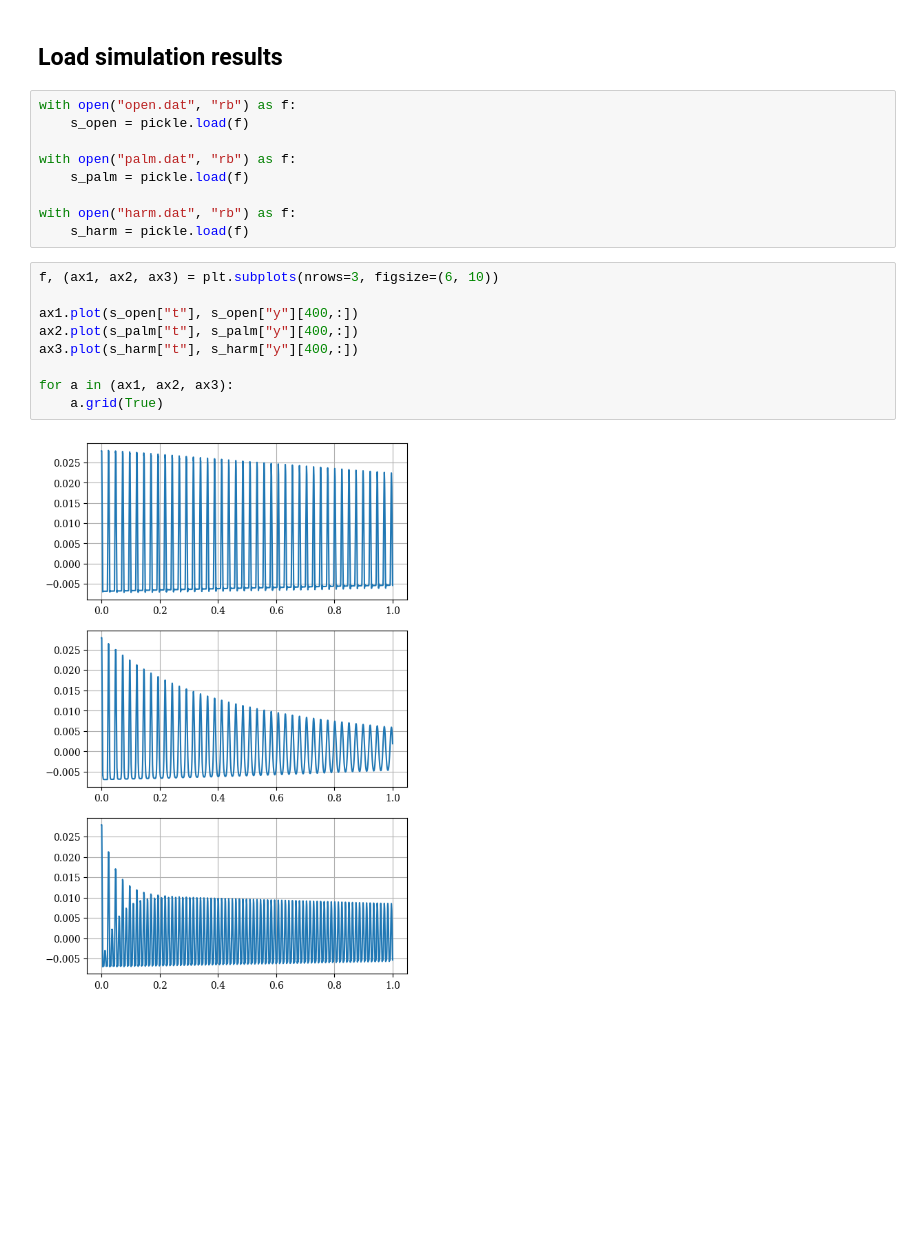
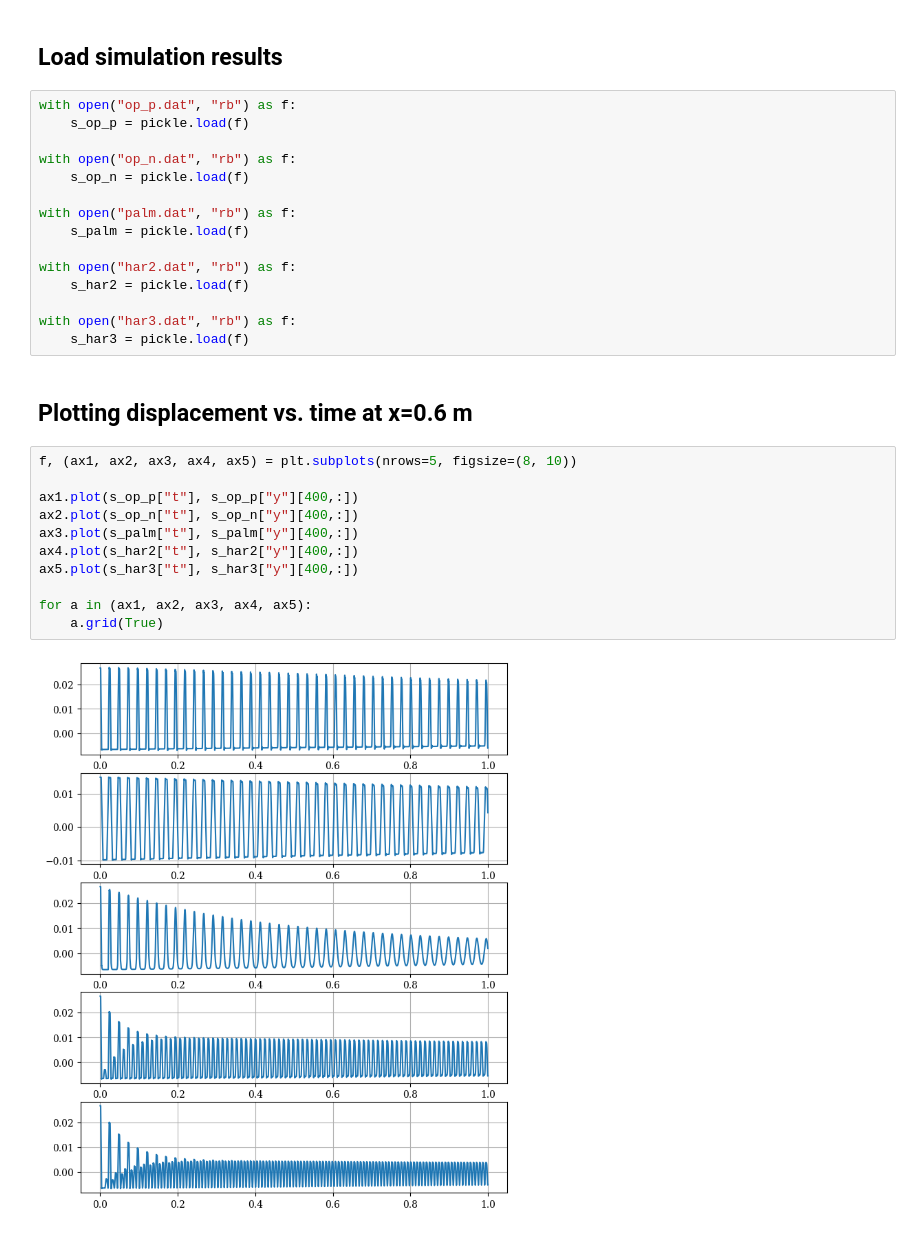
Before and after one commit to ELFREELAND/string_instrument, a Jupyter notebook: analysis.ipynb, the cells around one changed output. Saved outputs shown, nothing was run; the diff lists cells and outputs as text; blank space fills up the shorter version.

Commit message:
figures, new conditions
added figures and expanded readme

also added different initial conditions

```diff
--- a/analysis.ipynb
+++ b/analysis.ipynb
@@ -15,22 +15,32 @@ plt.rcParams["mathtext.fontset"]="dejavuserif"
 # %% [markdown]
 ## Load simulation results
 # %%
-with open("open.dat", "rb") as f:
-    s_open = pickle.load(f)
+with open("op_p.dat", "rb") as f:
+    s_op_p = pickle.load(f)
+
+with open("op_n.dat", "rb") as f:
+    s_op_n = pickle.load(f)
 
 with open("palm.dat", "rb") as f:
     s_palm = pickle.load(f)
 
-with open("harm.dat", "rb") as f:
-    s_harm = pickle.load(f)
+with open("har2.dat", "rb") as f:
+    s_har2 = pickle.load(f)
+
+with open("har3.dat", "rb") as f:
+    s_har3 = pickle.load(f)
+# %% [markdown]
+## Plotting displacement vs. time at x=0.6 m
 # %%
-f, (ax1, ax2, ax3) = plt.subplots(nrows=3, figsize=(6, 10))
+f, (ax1, ax2, ax3, ax4, ax5) = plt.subplots(nrows=5, figsize=(8, 10))
 
-ax1.plot(s_open["t"], s_open["y"][400,:])
-ax2.plot(s_palm["t"], s_palm["y"][400,:])
-ax3.plot(s_harm["t"], s_harm["y"][400,:])
+ax1.plot(s_op_p["t"], s_op_p["y"][400,:])
+ax2.plot(s_op_n["t"], s_op_n["y"][400,:])
+ax3.plot(s_palm["t"], s_palm["y"][400,:])
+ax4.plot(s_har2["t"], s_har2["y"][400,:])
+ax5.plot(s_har3["t"], s_har3["y"][400,:])
 
-for a in (ax1, ax2, ax3):
+for a in (ax1, ax2, ax3, ax4, ax5):
     a.grid(True)
 # %% [output]
-[figure, old version]
+[figure, new version]
```
Also changed, not shown: parts of 2 cells of this notebook, 11 other files.
